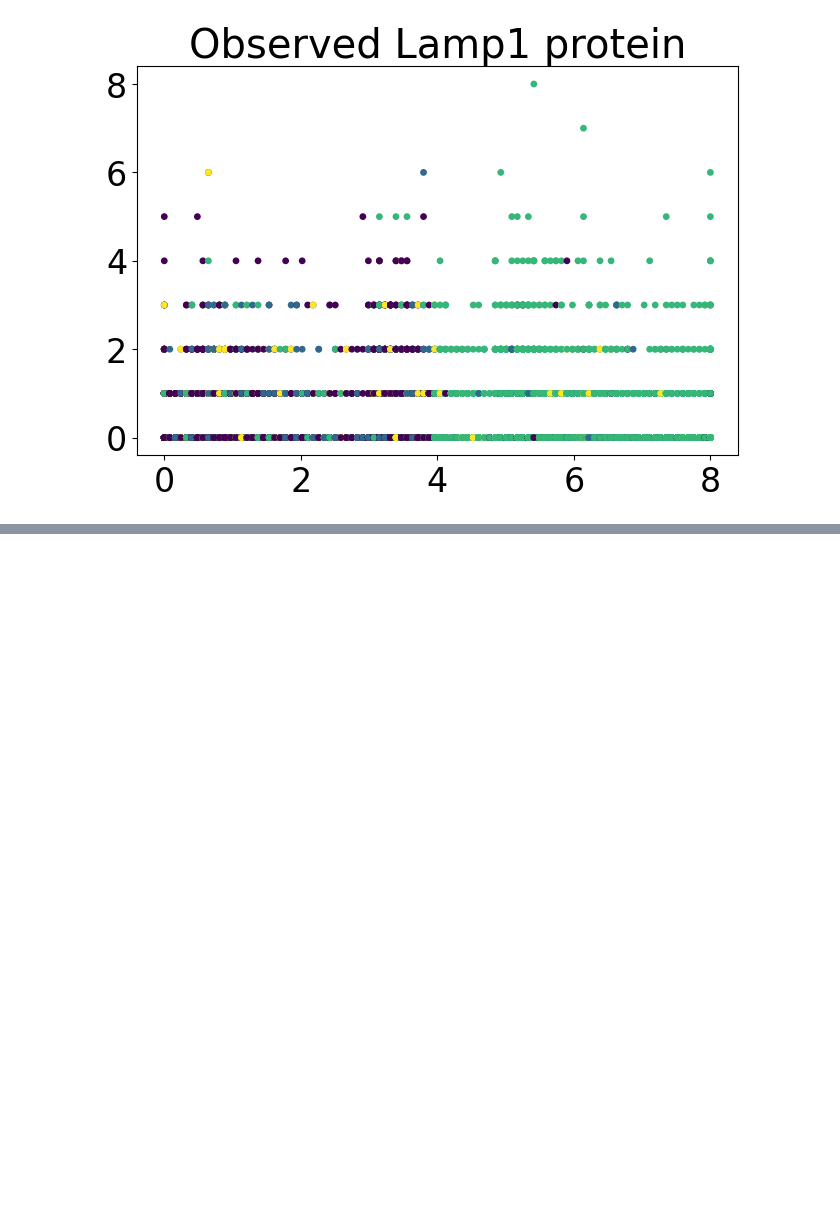
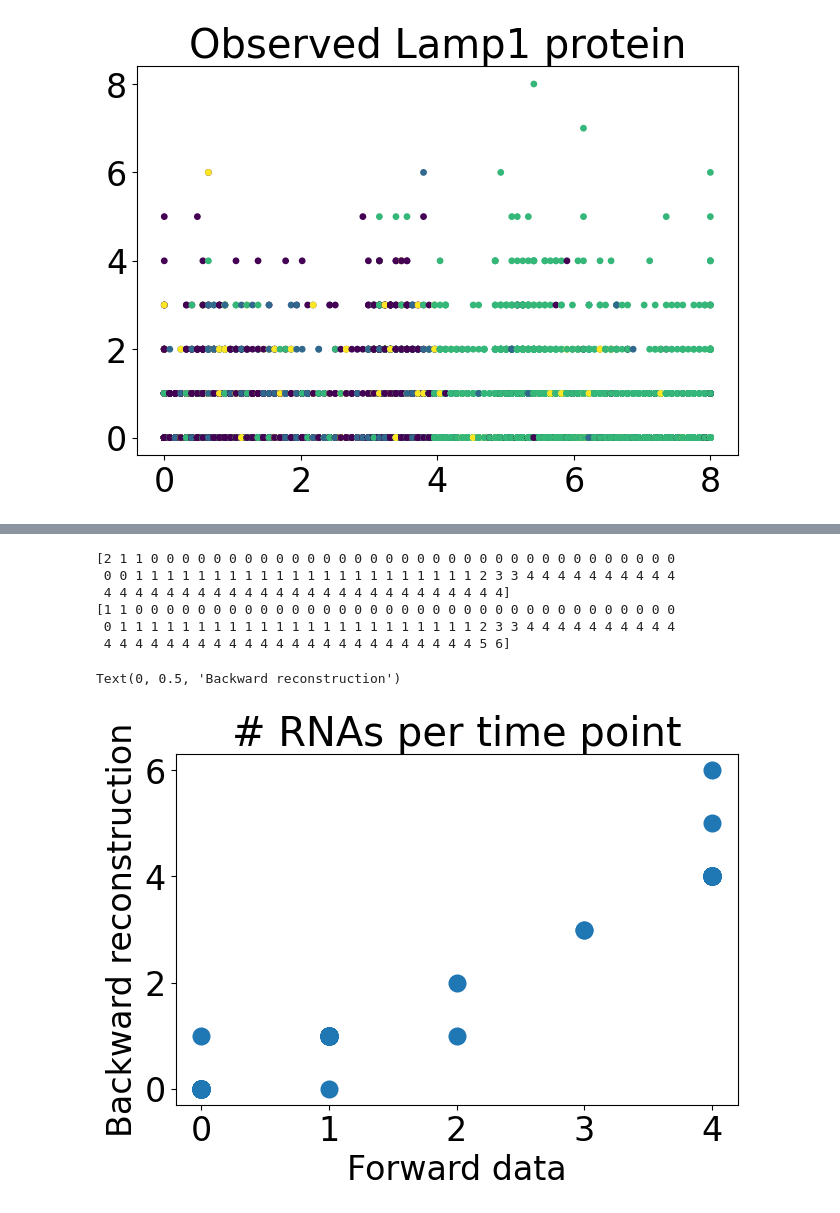
Before and after one commit to reliscu/chronocell_janssens_2025_preprint, a Jupyter notebook: 09_impute_protein_ideal.ipynb, the cells around one changed output, grey strips where cells are left out. Saved outputs shown, nothing was run; the diff lists cells and outputs as text; code cells hidden in the pictures; blank space fills up the shorter version.

```diff
--- a/09_impute_protein_ideal.ipynb
+++ b/09_impute_protein_ideal.ipynb
@@ -294,0 +317,22 @@ dtype: float64
+# %%
+# Format RNA from simulated forward trajectory
+
+idx = gene_idx
+value = gene_order_idx[idx]
+
+X_fwd = X_fwd_per_gene[value]
+states = np.asarray(states_per_gene[value])
+Y_fwd = states[X_fwd.argmax(axis=0)][:, 1]
+
+transl_rate = 1
+deg_rate = median_deg[idx]
+# %%
+# Format RNA from backward reconstructing for working gene
+
+file_path = f"data/RNA_history_per_gene/{prefix}_{gene}_S_RNA_history.pkl"
+
+with open(file_path, "rb") as f:
+    X_bw = pickle.load(f)
+
+X_bw_ordered = X_bw[cell_order_idx, :] # Order cells by time
+Y_bw = X_bw_ordered[-1, :]
@@ -294,0 +393,19 @@ dtype: float64
+# %%
+print(Y_fwd)
+
+print(Y_bw)
+# %% [output]
+[2 1 1 0 0 0 0 0 0 0 0 0 0 0 0 0 0 0 0 0 0 0 0 0 0 0 0 0 0 0 0 0 0 0 0 0 0
+ 0 0 1 1 1 1 1 1 1 1 1 1 1 1 1 1 1 1 1 1 1 1 1 1 2 3 3 4 4 4 4 4 4 4 4 4 4
+ 4 4 4 4 4 4 4 4 4 4 4 4 4 4 4 4 4 4 4 4 4 4 4 4 4 4]
+[1 1 0 0 0 0 0 0 0 0 0 0 0 0 0 0 0 0 0 0 0 0 0 0 0 0 0 0 0 0 0 0 0 0 0 0 0
+ 0 1 1 1 1 1 1 1 1 1 1 1 1 1 1 1 1 1 1 1 1 1 1 1 2 3 3 4 4 4 4 4 4 4 4 4 4
+ 4 4 4 4 4 4 4 4 4 4 4 4 4 4 4 4 4 4 4 4 4 4 4 4 5 6]
+# %%
+plt.scatter(Y_fwd, Y_bw)
+plt.title("# RNAs per time point")
+plt.xlabel("Forward data")
+plt.ylabel("Backward reconstruction")
+# %% [output]
+Text(0, 0.5, 'Backward reconstruction')
+[figure, added]
```
Also changed, not shown: parts of 19 cells of this notebook, 3 other files.
